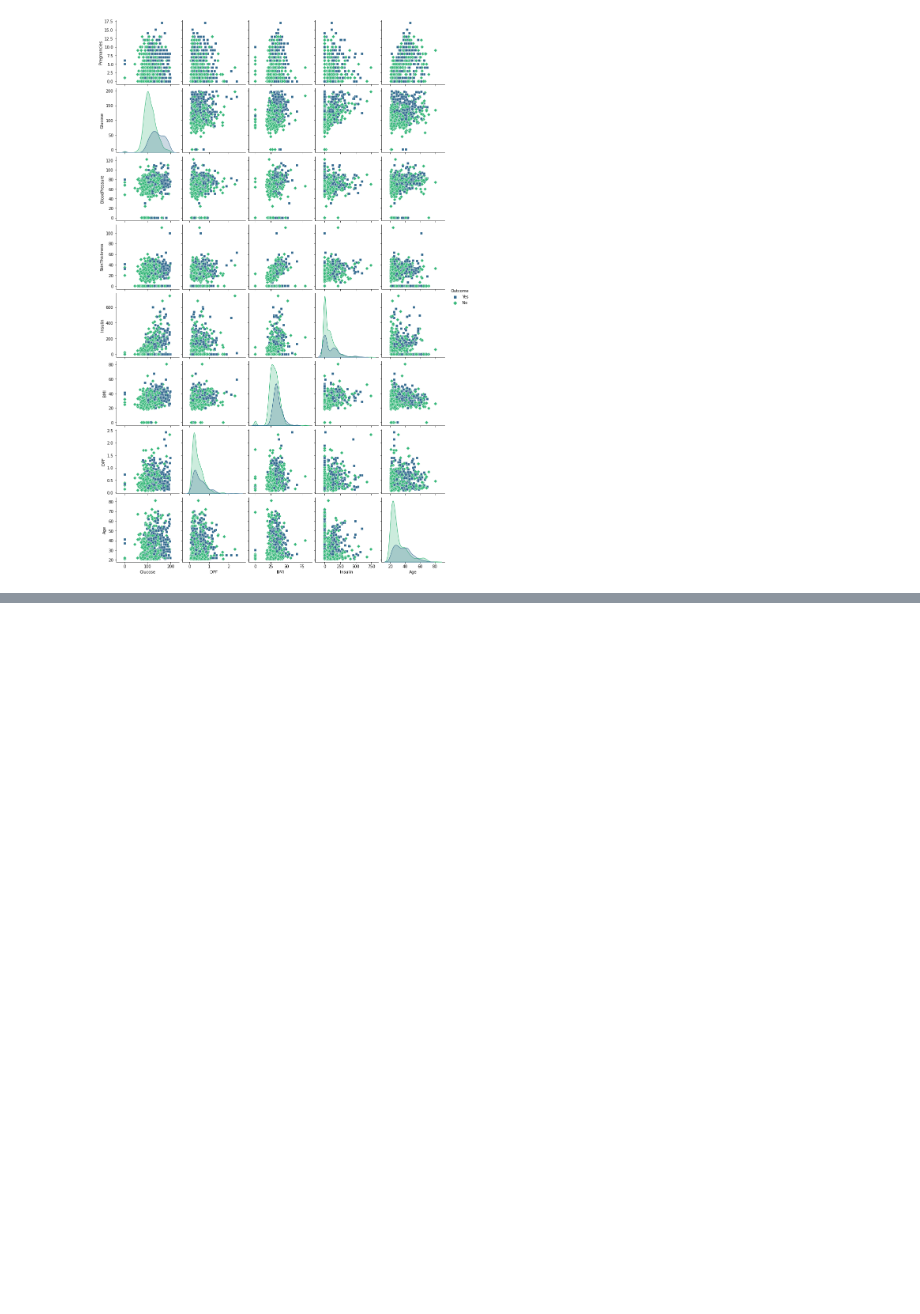
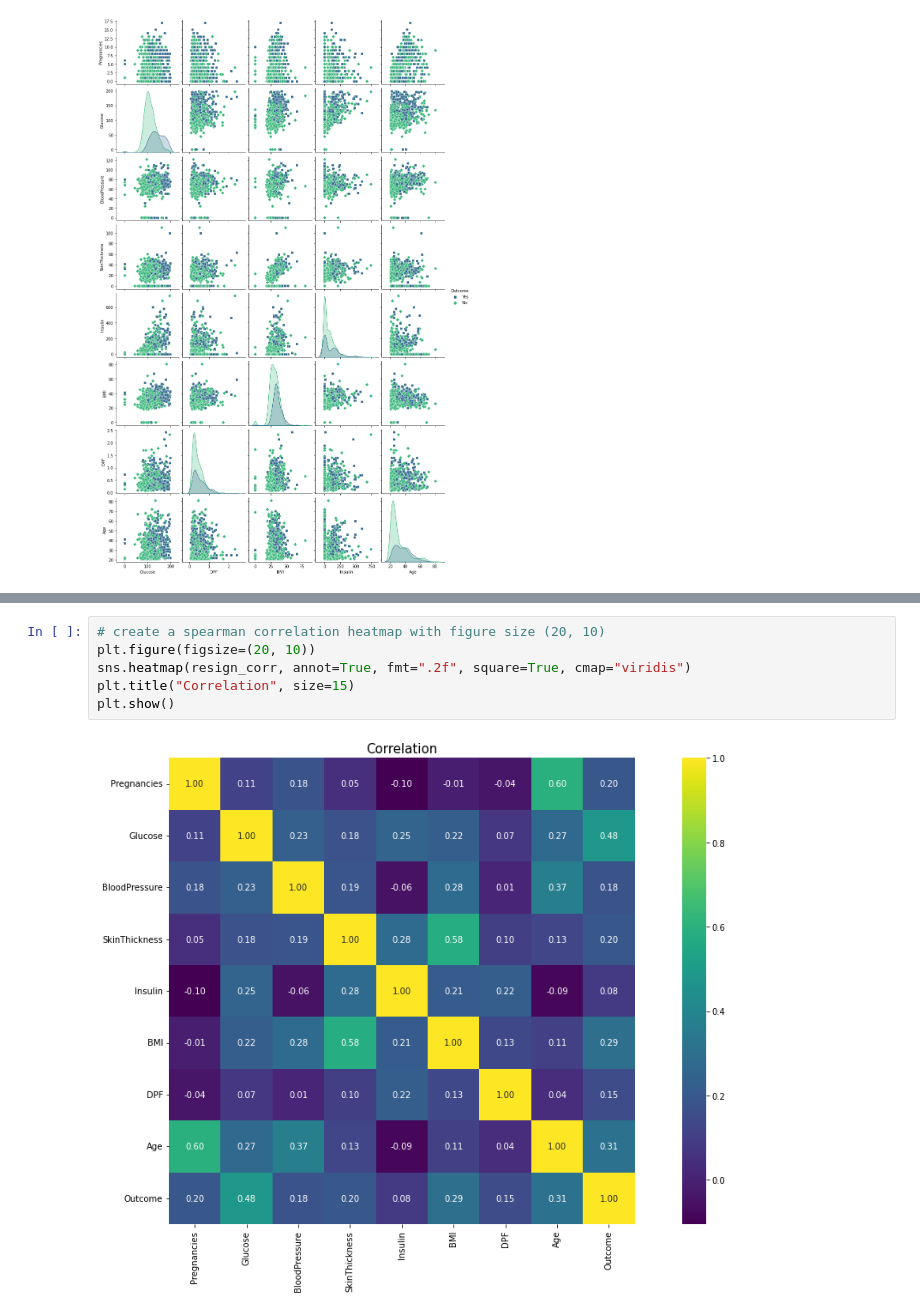
Before and after one commit to Prakashdeveloper03/Diabetes-Predictor, a Jupyter notebook: notebooks/Diabetes Analysis.ipynb, the cells around one changed output, grey strips where cells are left out. Saved outputs shown, nothing was run; the diff lists cells and outputs as text; blank space fills up the shorter version.

```diff
--- a/notebooks/Diabetes Analysis.ipynb
+++ b/notebooks/Diabetes Analysis.ipynb
@@ -337,0 +409,8 @@ plt.show()  # shows the plot
+# %%
+# create a spearman correlation heatmap with figure size (20, 10)
+plt.figure(figsize=(20, 10))
+sns.heatmap(resign_corr, annot=True, fmt=".2f", square=True, cmap="viridis")
+plt.title("Correlation", size=15)
+plt.show()
+# %% [output]
+[figure, added]
```
Also changed, not shown: parts of 59 cells of this notebook, 1 other file.
